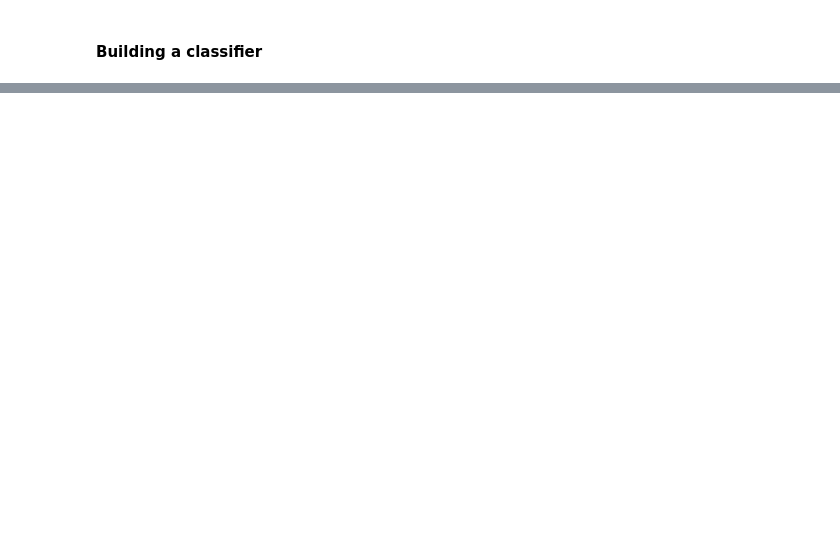
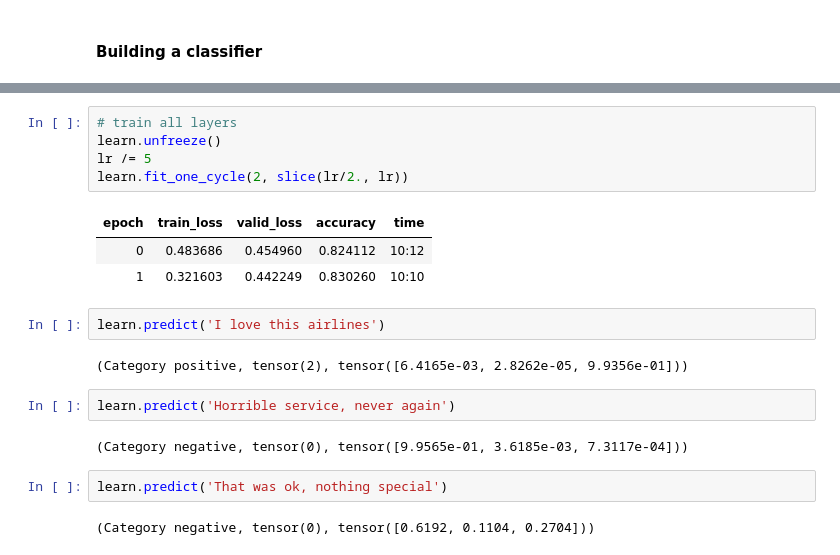
Before and after one commit to AlekseiMikhalev/Data-Science-Projects, a Jupyter notebook: ULMFiT_analysis.ipynb, the cells around one changed output, grey strips where cells are left out. Cells and saved outputs as stored; diff of their text form; blank space fills up the shorter version.

```diff
--- a/ULMFiT_analysis.ipynb
+++ b/ULMFiT_analysis.ipynb
@@ -545,0 +581,21 @@ learn.fit_one_cycle(1, slice(2e-3/100, 2e-3))
+# %%
+# train all layers
+learn.unfreeze()
+lr /= 5
+learn.fit_one_cycle(2, slice(lr/2., lr))
+# %% [output]
+| epoch | train_loss | valid_loss | accuracy | time |
+| 0 | 0.483686 | 0.454960 | 0.824112 | 10:12 |
+| 1 | 0.321603 | 0.442249 | 0.830260 | 10:10 |
+# %%
+learn.predict('I love this airlines')
+# %% [output]
+(Category positive, tensor(2), tensor([6.4165e-03, 2.8262e-05, 9.9356e-01]))
+# %%
+learn.predict('Horrible service, never again')
+# %% [output]
+(Category negative, tensor(0), tensor([9.9565e-01, 3.6185e-03, 7.3117e-04]))
+# %%
+learn.predict('That was ok, nothing special')
+# %% [output]
+(Category negative, tensor(0), tensor([0.6192, 0.1104, 0.2704]))
```
Also changed, not shown: parts of 19 cells of this notebook.
